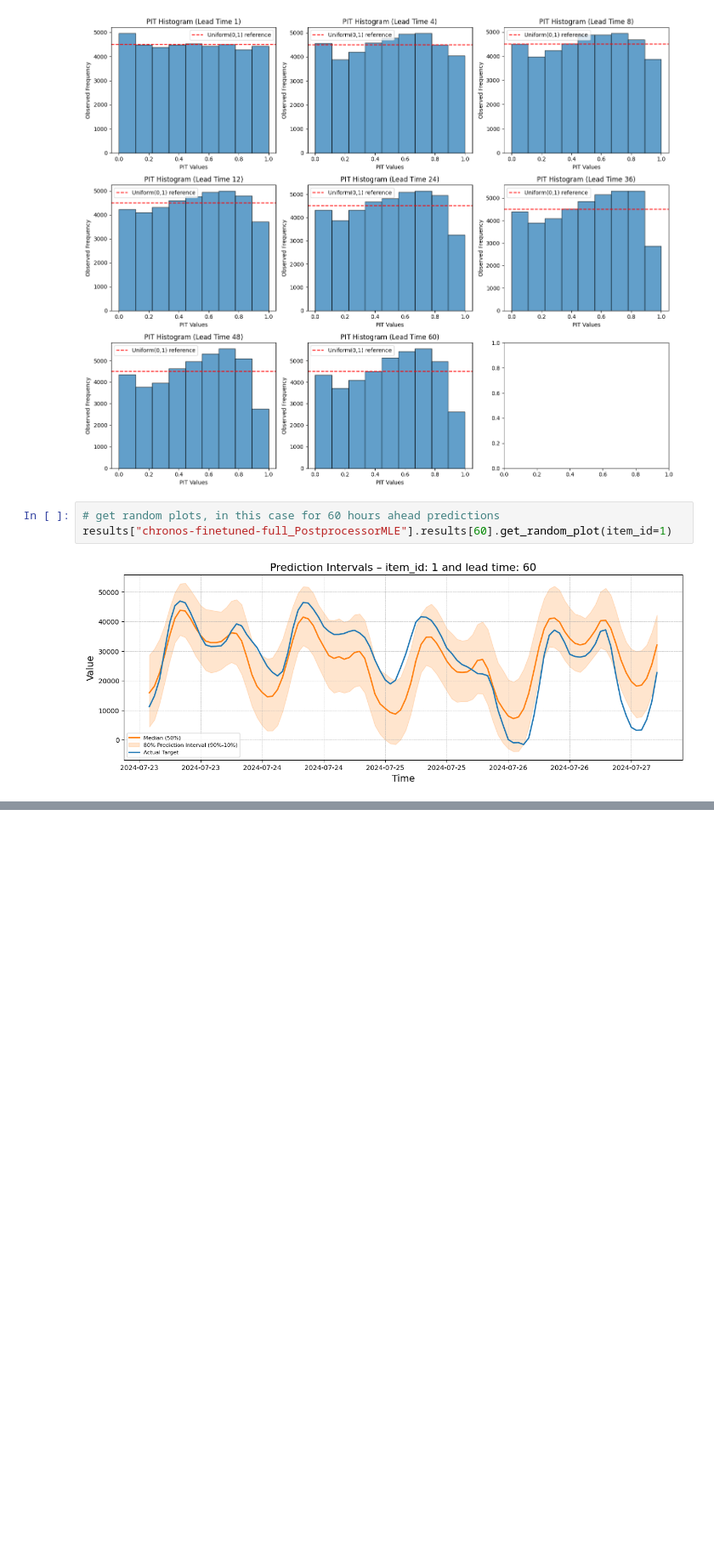
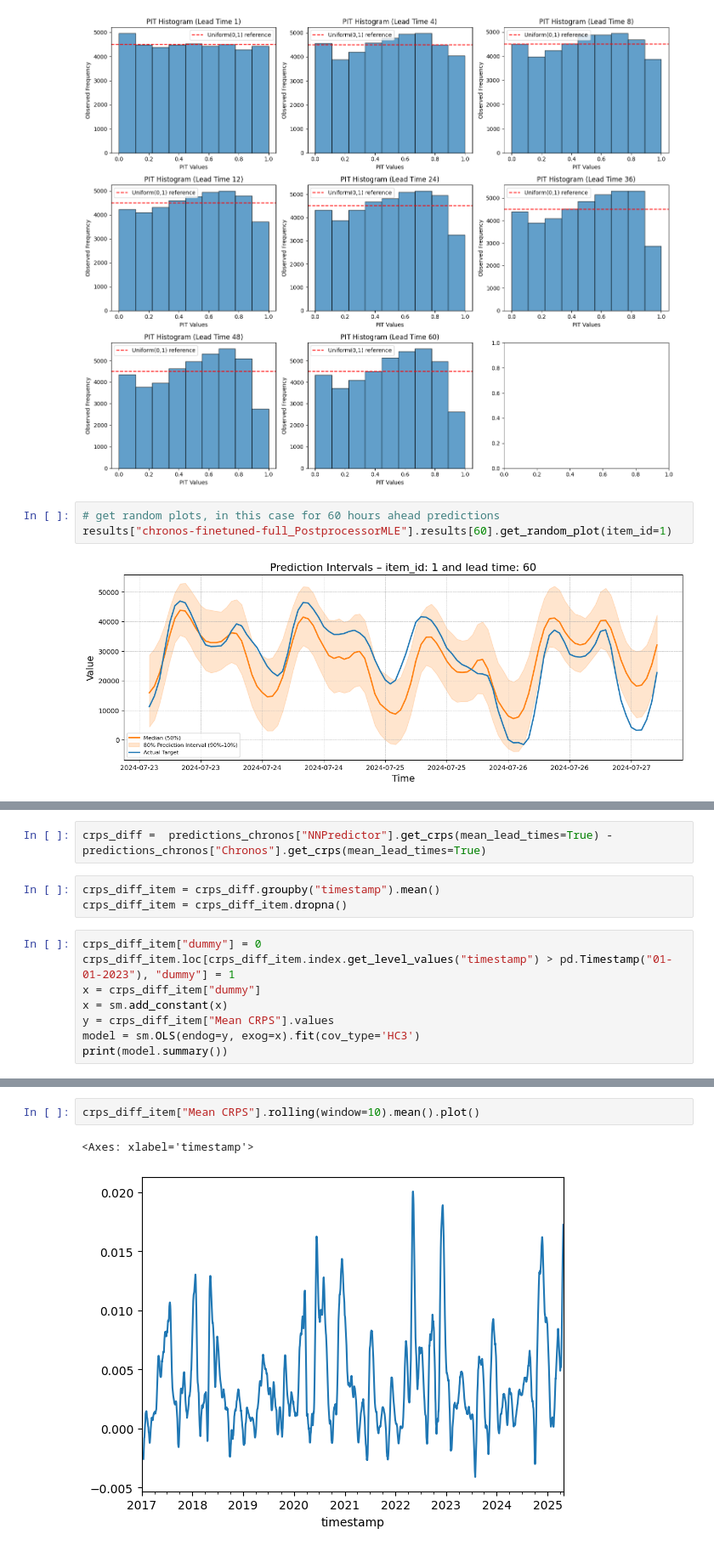
Before and after one commit to LouisSko/master-thesis, a Jupyter notebook: notebook.ipynb, the cells around one changed output, grey strips where cells are left out. Shown at 85% size. Saved outputs shown, nothing was run; the diff lists cells and outputs as text; blank space fills up the shorter version.

```diff
--- a/notebook.ipynb
+++ b/notebook.ipynb
@@ -545,0 +726,13 @@ results["chronos-finetuned-full_PostprocessorMLE"].results[60].get_random_plot(i
+# %%
+crps_diff =  predictions_chronos["NNPredictor"].get_crps(mean_lead_times=True) - predictions_chronos["Chronos"].get_crps(mean_lead_times=True)
+# %%
+crps_diff_item = crps_diff.groupby("timestamp").mean()
+crps_diff_item = crps_diff_item.dropna()
+# %%
+crps_diff_item["dummy"] = 0
+crps_diff_item.loc[crps_diff_item.index.get_level_values("timestamp") > pd.Timestamp("01-01-2023"), "dummy"] = 1
+x = crps_diff_item["dummy"]
+x = sm.add_constant(x)
+y = crps_diff_item["Mean CRPS"].values
+model = sm.OLS(endog=y, exog=x).fit(cov_type='HC3')
+print(model.summary())
@@ -545,0 +757,5 @@ results["chronos-finetuned-full_PostprocessorMLE"].results[60].get_random_plot(i
+# %%
+crps_diff_item["Mean CRPS"].rolling(window=10).mean().plot()
+# %% [output]
+<Axes: xlabel='timestamp'>
+[figure, added]
```
Also changed, not shown: parts of 19 cells of this notebook.
